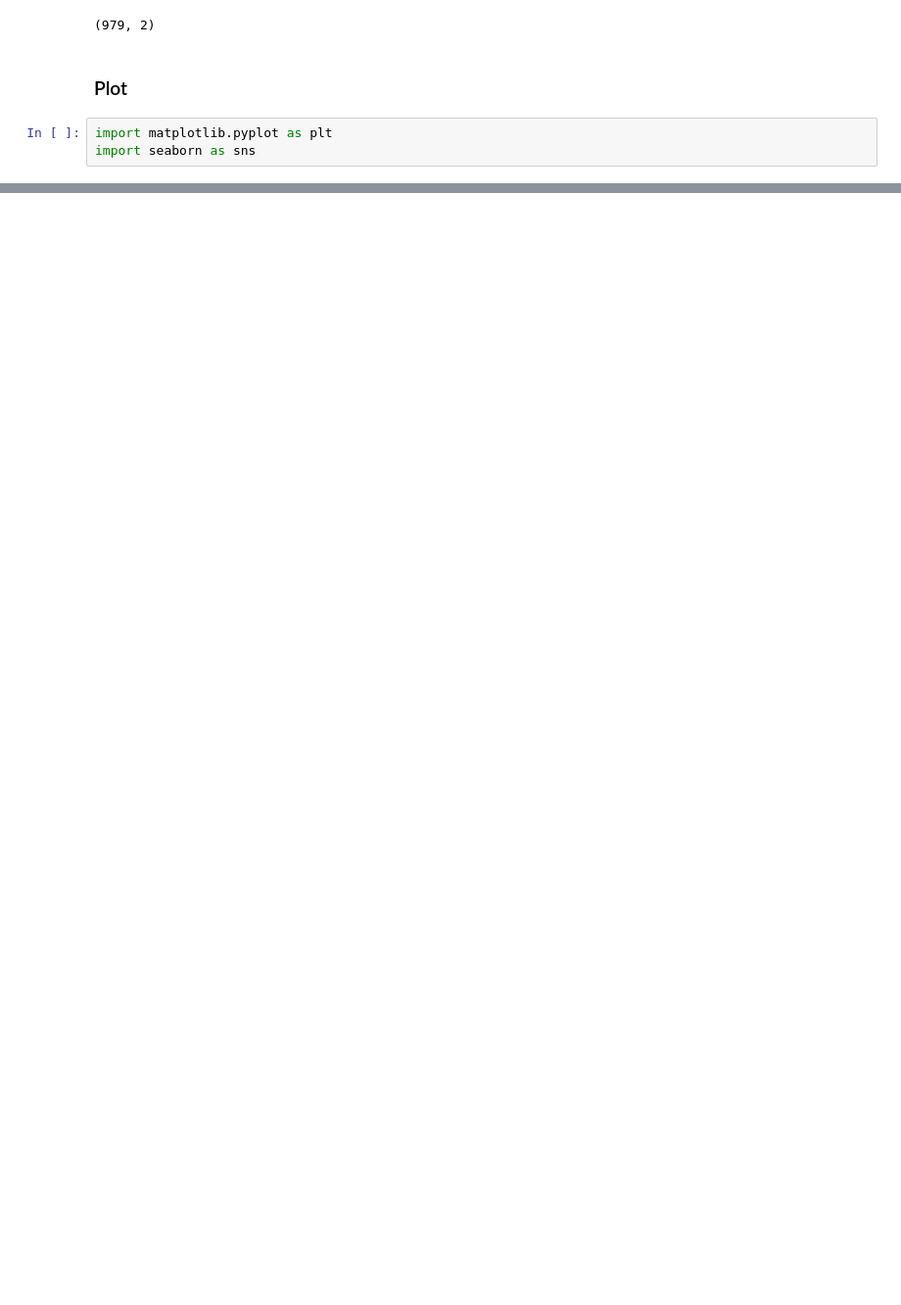
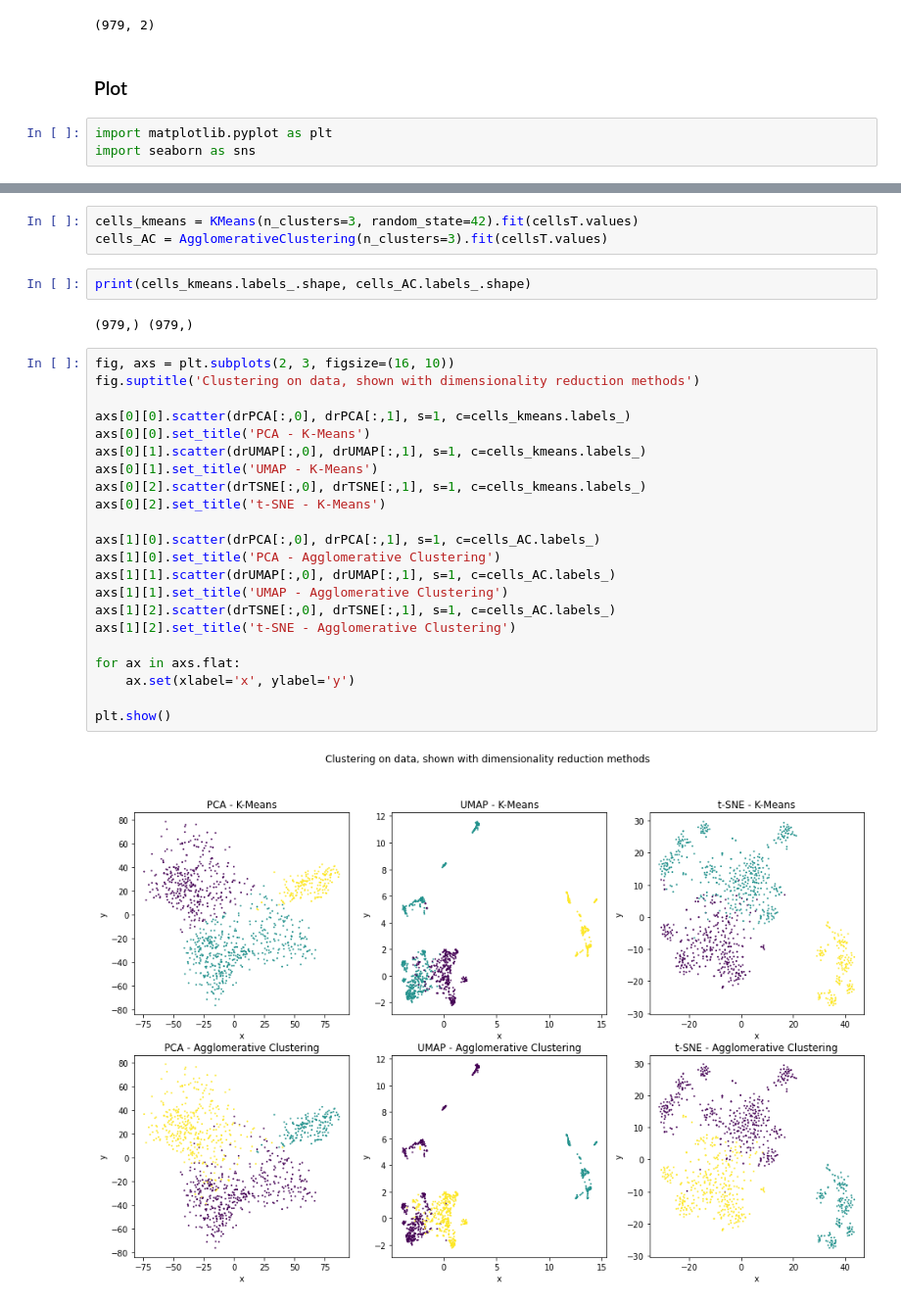
Before and after one commit to williamrobotma/ECSE556-HW1, a Jupyter notebook: HW1.ipynb, the cells around one changed output, grey strips where cells are left out. Shown at 98% size. Saved outputs shown, nothing was run; the diff lists cells and outputs as text; blank space fills up the shorter version.

```diff
--- a/HW1.ipynb
+++ b/HW1.ipynb
@@ -83,0 +117,31 @@ ValueError: If using all scalar values, you must pass an index
+# %%
+cells_kmeans = KMeans(n_clusters=3, random_state=42).fit(cellsT.values)
+cells_AC = AgglomerativeClustering(n_clusters=3).fit(cellsT.values)
+# %%
+print(cells_kmeans.labels_.shape, cells_AC.labels_.shape)
+# %% [output]
+(979,) (979,)
+# %%
+fig, axs = plt.subplots(2, 3, figsize=(16, 10))
+fig.suptitle('Clustering on data, shown with dimensionality reduction methods')
+
+axs[0][0].scatter(drPCA[:,0], drPCA[:,1], s=1, c=cells_kmeans.labels_)
+axs[0][0].set_title('PCA - K-Means')
+axs[0][1].scatter(drUMAP[:,0], drUMAP[:,1], s=1, c=cells_kmeans.labels_)
+axs[0][1].set_title('UMAP - K-Means')
+axs[0][2].scatter(drTSNE[:,0], drTSNE[:,1], s=1, c=cells_kmeans.labels_)
+axs[0][2].set_title('t-SNE - K-Means')
+
+axs[1][0].scatter(drPCA[:,0], drPCA[:,1], s=1, c=cells_AC.labels_)
+axs[1][0].set_title('PCA - Agglomerative Clustering')
+axs[1][1].scatter(drUMAP[:,0], drUMAP[:,1], s=1, c=cells_AC.labels_)
+axs[1][1].set_title('UMAP - Agglomerative Clustering')
+axs[1][2].scatter(drTSNE[:,0], drTSNE[:,1], s=1, c=cells_AC.labels_)
+axs[1][2].set_title('t-SNE - Agglomerative Clustering')
+
+for ax in axs.flat:
+    ax.set(xlabel='x', ylabel='y')
+
+plt.show()
+# %% [output]
+[figure, added]
```
Also changed, not shown: parts of 30 cells of this notebook, 1 other file.
